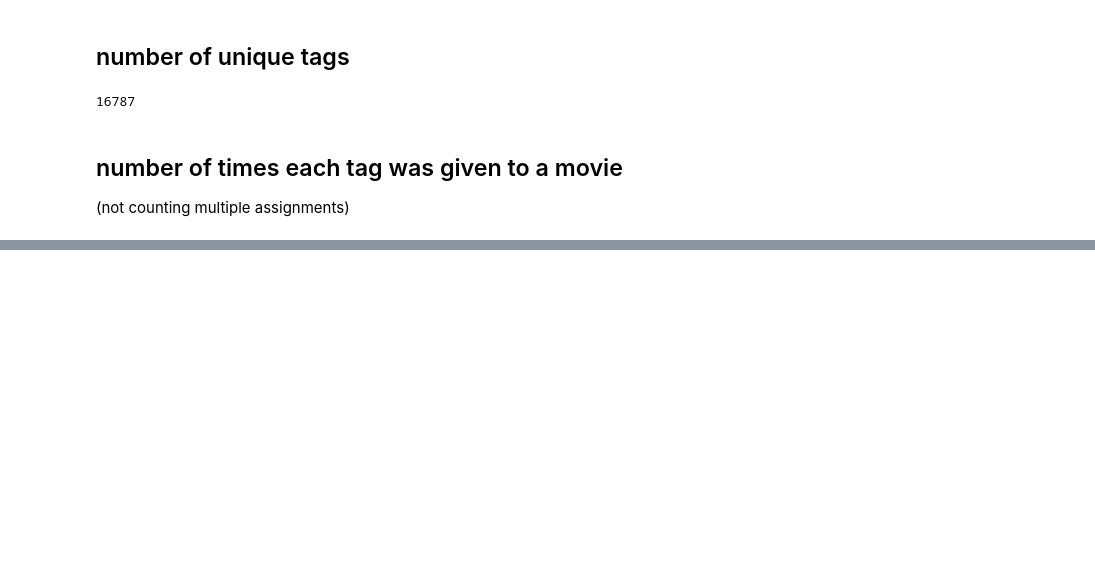
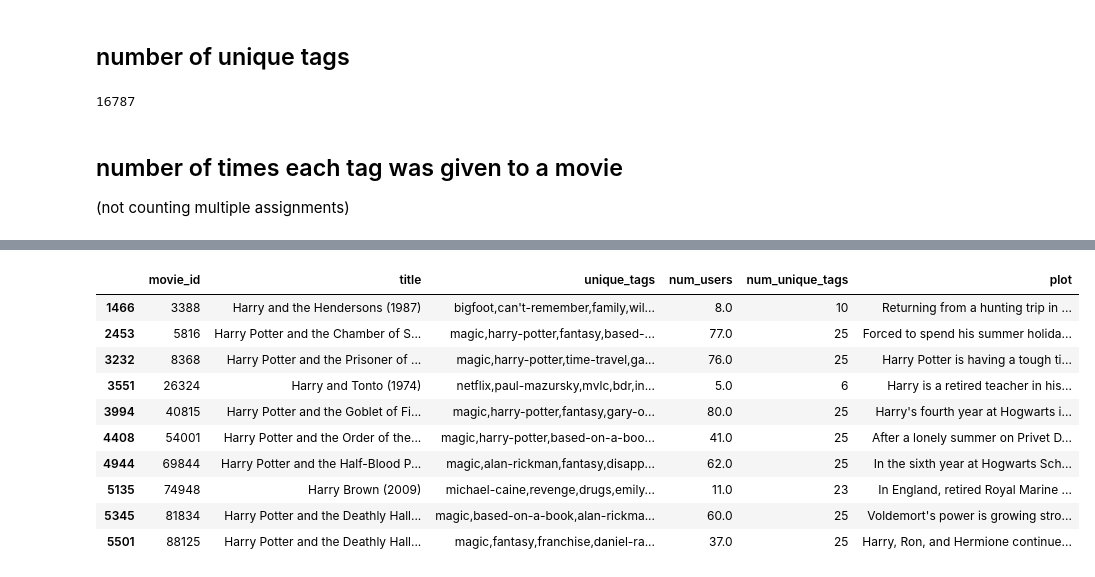
Before and after one commit to queirozfcom/auto-tagger, a Jupyter notebook: social-tags/notebooks/movielens-imdb/eda.ipynb, the cells around one changed output, grey strips where cells are left out. Drawn from its saved outputs; the diff is of its cells as text; code cells hidden in the pictures; blank space fills up the shorter version.

```diff
--- a/social-tags/notebooks/movielens-imdb/eda.ipynb
+++ b/social-tags/notebooks/movielens-imdb/eda.ipynb
@@ -118,0 +116,14 @@ Text(20,6000,'$\\mu=4.36,\\ \\sigma=16.76$')
+# %%
+docs_df[docs_df['title'].str.lower().str.startswith('harry')]
+# %% [output]
+|  | movie_id | title | unique_tags | num_users | num_unique_tags | plot |
+| 1466 | 3388 | Harry and the Hendersons (1987) | bigfoot,can't-remember,family,wil... | 8.0 | 10 | Returning from a hunting trip in ... |
+| 2453 | 5816 | Harry Potter and the Chamber of S... | magic,harry-potter,fantasy,based-... | 77.0 | 25 | Forced to spend his summer holida... |
+| 3232 | 8368 | Harry Potter and the Prisoner of ... | magic,harry-potter,time-travel,ga... | 76.0 | 25 | Harry Potter is having a tough ti... |
+| 3551 | 26324 | Harry and Tonto (1974) | netflix,paul-mazursky,mvlc,bdr,in... | 5.0 | 6 | Harry is a retired teacher in his... |
+| 3994 | 40815 | Harry Potter and the Goblet of Fi... | magic,harry-potter,fantasy,gary-o... | 80.0 | 25 | Harry's fourth year at Hogwarts i... |
+| 4408 | 54001 | Harry Potter and the Order of the... | magic,harry-potter,based-on-a-boo... | 41.0 | 25 | After a lonely summer on Privet D... |
+| 4944 | 69844 | Harry Potter and the Half-Blood P... | magic,alan-rickman,fantasy,disapp... | 62.0 | 25 | In the sixth year at Hogwarts Sch... |
+| 5135 | 74948 | Harry Brown (2009) | michael-caine,revenge,drugs,emily... | 11.0 | 23 | In England, retired Royal Marine ... |
+| 5345 | 81834 | Harry Potter and the Deathly Hall... | magic,based-on-a-book,alan-rickma... | 60.0 | 25 | Voldemort's power is growing stro... |
+| 5501 | 88125 | Harry Potter and the Deathly Hall... | magic,fantasy,franchise,daniel-ra... | 37.0 | 25 | Harry, Ron, and Hermione continue... |
```
Also changed, not shown: parts of 3 cells of this notebook, 24 other files.
